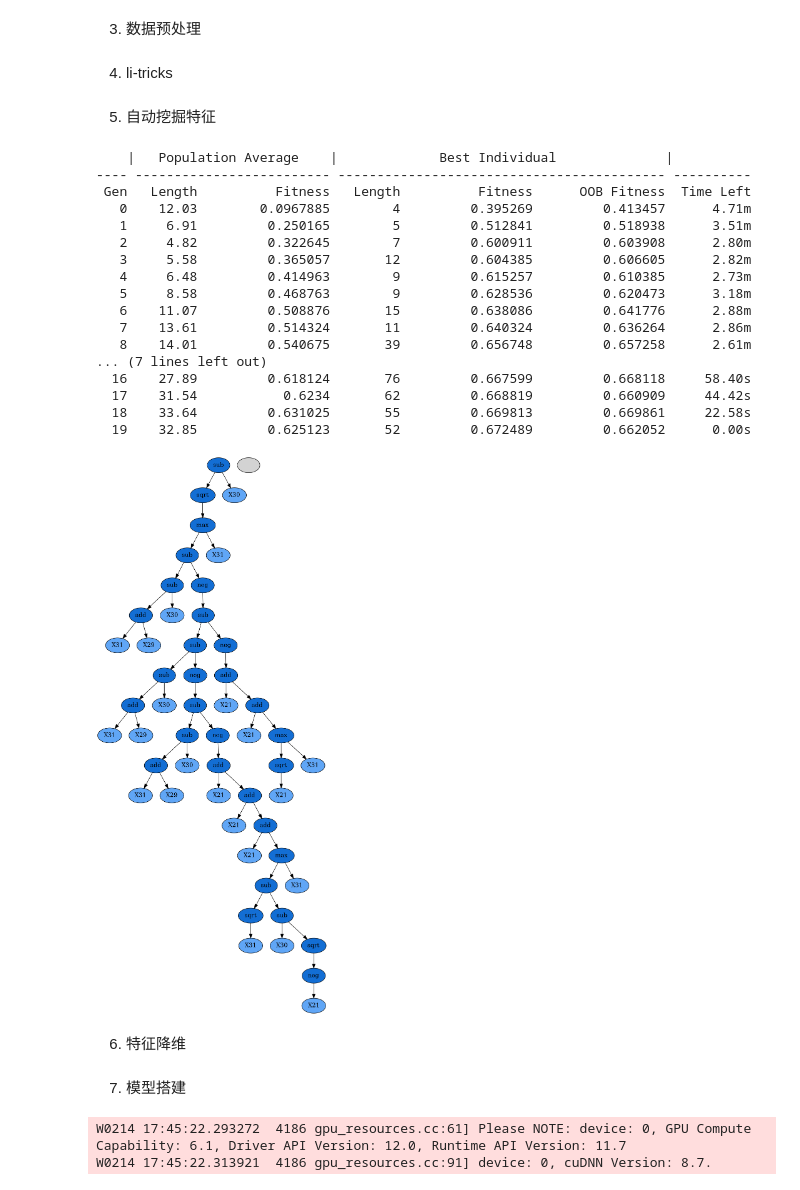
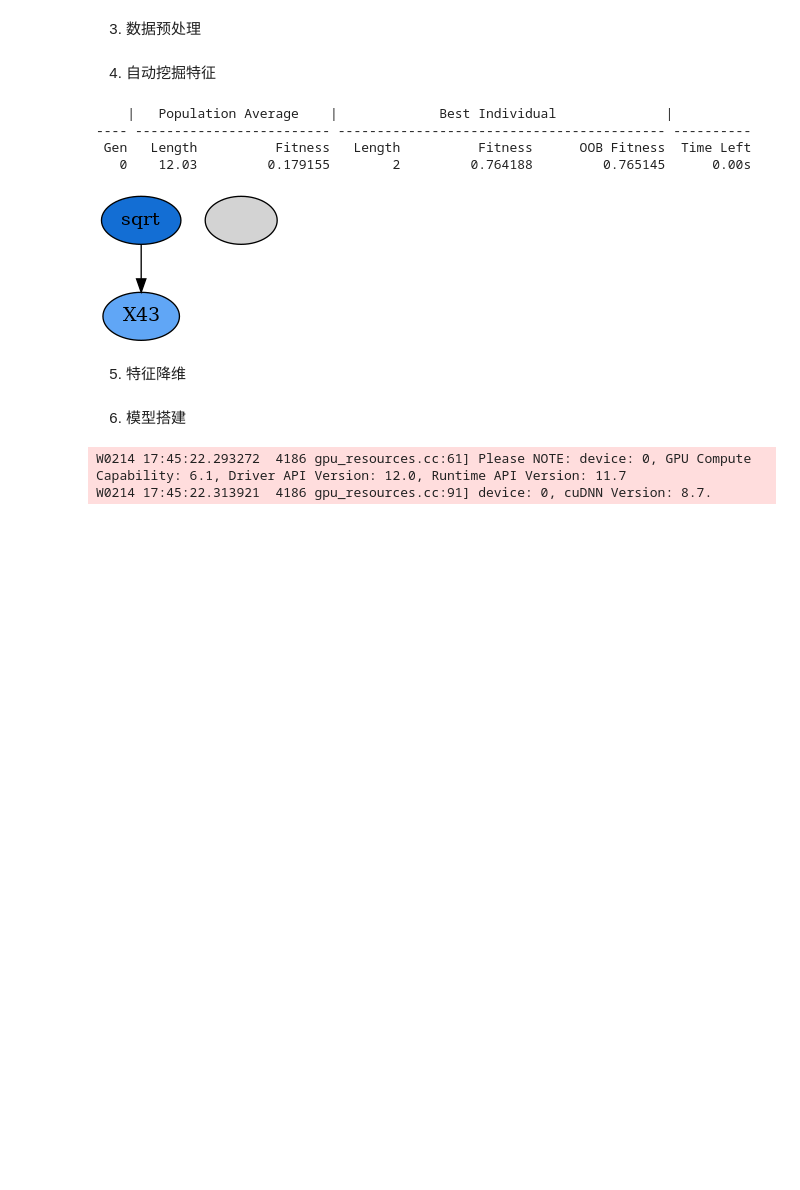
Before and after one commit to ZhangzrJerry/paddle-lolmp, a Jupyter notebook: main.ipynb, the cells around one changed output. Saved outputs shown, nothing was run; the diff lists cells and outputs as text; code cells hidden in the pictures; blank space fills up the shorter version.

```diff
--- a/main.ipynb
+++ b/main.ipynb
@@ -157,5 +158,3 @@ sc = MinMaxScaler().fit(m_feature)
 feature = sc.transform(m_feature)
 
 pd.DataFrame(feature).to_csv('pretrain/feature.csv',index=False)
-# %% [markdown]
-4. li-tricks
@@ -209,5 +161,5 @@ pd.DataFrame(feature[180000:]).to_csv('pretrain/test_feature.csv',index=False)
 # %% [markdown]
-5. 自动挖掘特征
+4. 自动挖掘特征
 # %%
 from gplearn.genetic import SymbolicTransformer
 from IPython.display import Image
@@ -230,7 +182,7 @@ st = SymbolicTransformer(
     n_jobs=3
 )
 
-st.fit(np.array(pd.read_csv('pretrain/train_feature.csv').drop(['40','41','42','43','44'],axis=1)),np.array(pd.read_csv('data/train.csv')['win']))
+st.fit(np.array(pd.read_csv('pretrain/train_feature.csv')),np.array(pd.read_csv('data/train.csv')['win']))
 
 graph = st._best_programs[0].export_graphviz()
 graph = pydotplus.graphviz.graph_from_dot_data(graph)
@@ -241,53 +193,40 @@ pd.DataFrame(
         [
             st.transform(
                 np.array(
-                    pd.read_csv('pretrain/train_feature.csv').drop(['40','41','42','43','44'],axis=1)
+                    pd.read_csv('pretrain/train_feature.csv')
                 )
             ),
             np.array(
                 pd.read_csv('pretrain/train_feature.csv')
             )
         ],
         axis=1
     )
 ).to_csv('pretrain/gptrain.csv',index=False)
 
 pd.DataFrame(
     np.concatenate(
         [
             st.transform(
                 np.array(
-                    pd.read_csv('pretrain/test_feature.csv').drop(['40','41','42','43','44'],axis=1)
+                    pd.read_csv('pretrain/test_feature.csv')
                 )
             ),
             np.array(
                 pd.read_csv('pretrain/test_feature.csv')
             )
         ],
         axis=1
     )
 ).to_csv('pretrain/gptest.csv',index=False)
 # %% [output]
     |   Population Average    |             Best Individual              |
 ---- ------------------------- ------------------------------------------ ----------
  Gen   Length          Fitness   Length          Fitness      OOB Fitness  Time Left
-   0    12.03        0.0967885        4         0.395269         0.413457      4.71m
-   1     6.91         0.250165        5         0.512841         0.518938      3.51m
-   2     4.82         0.322645        7         0.600911         0.603908      2.80m
-   3     5.58         0.365057       12         0.604385         0.606605      2.82m
-   4     6.48         0.414963        9         0.615257         0.610385      2.73m
-   5     8.58         0.468763        9         0.628536         0.620473      3.18m
-   6    11.07         0.508876       15         0.638086         0.641776      2.88m
-   7    13.61         0.514324       11         0.640324         0.636264      2.86m
-   8    14.01         0.540675       39         0.656748         0.657258      2.61m
-... (7 lines left out)
-  16    27.89         0.618124       76         0.667599         0.668118     58.40s
-  17    31.54           0.6234       62         0.668819         0.660909     44.42s
-  18    33.64         0.631025       55         0.669813         0.669861     22.58s
-  19    32.85         0.625123       52         0.672489         0.662052      0.00s
+   0    12.03         0.179155        2         0.764188         0.765145      0.00s
-[figure, old version]
+[figure, new version]
 # %% [markdown]
-6. 特征降维
+5. 特征降维
 # %%
 import pandas as pd
 from sklearn.decomposition import PCA
@@ -303,7 +242,7 @@ pd.DataFrame(
     transfer.transform(testdata)
 ).to_csv('pretrain/pcatest.csv',index=False)
 # %% [markdown]
-7. 模型搭建
+6. 模型搭建
 # %%
 from paddle import nn
 import paddle
```
Also changed, not shown: parts of 7 cells of this notebook, 2 other files.
